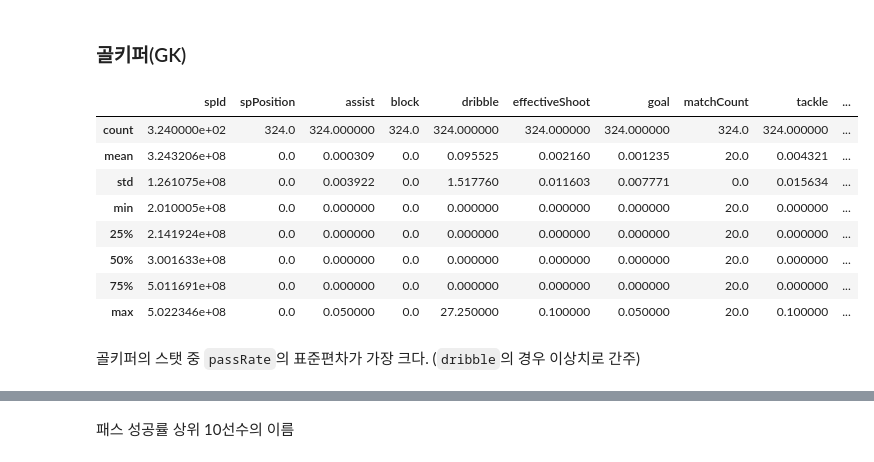
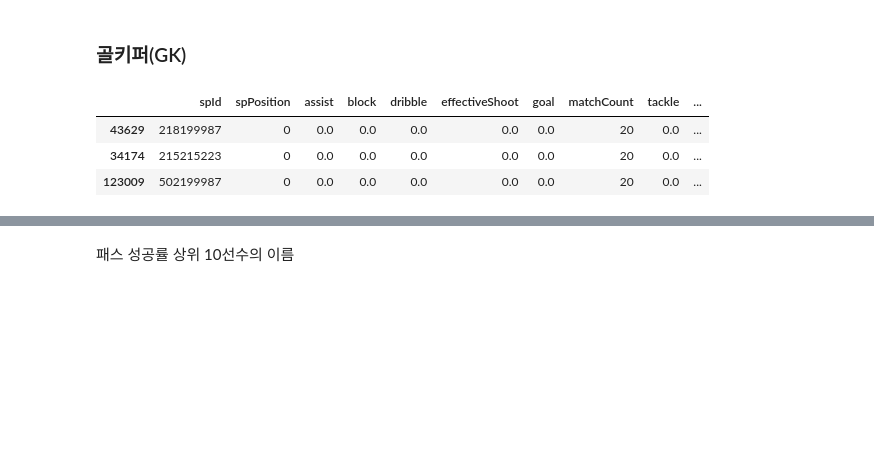
Before and after one commit to euneestella/fifa-online-ranker-analysis, a Jupyter notebook: ranker_analysis.ipynb, the cells around one changed output, grey strips where cells are left out. Drawn from its saved outputs; the diff is of its cells as text; code cells hidden in the pictures; blank space fills up the shorter version.

````diff
--- a/ranker_analysis.ipynb
+++ b/ranker_analysis.ipynb
@@ -67,16 +47,11 @@ fifa.head()
 # %% [markdown]
 ### 골키퍼(GK)
 # %%
-fifa[(fifa.spPosition == 0) & (fifa.matchCount == 20)].describe()
+gk = fifa[(fifa.spPosition == 0) & (fifa.matchCount == 20)]
+gk_top3 = gk.sort_values(by = 'passRate', ascending = False).head(3)
+gk_top3
 # %% [output]
 |  | spId | spPosition | assist | block | dribble | effectiveShoot | goal | matchCount | tackle | ... |
-| count | 3.240000e+02 | 324.0 | 324.000000 | 324.0 | 324.000000 | 324.000000 | 324.000000 | 324.0 | 324.000000 | ... |
-| mean | 3.243206e+08 | 0.0 | 0.000309 | 0.0 | 0.095525 | 0.002160 | 0.001235 | 20.0 | 0.004321 | ... |
-| std | 1.261075e+08 | 0.0 | 0.003922 | 0.0 | 1.517760 | 0.011603 | 0.007771 | 0.0 | 0.015634 | ... |
-| min | 2.010005e+08 | 0.0 | 0.000000 | 0.0 | 0.000000 | 0.000000 | 0.000000 | 20.0 | 0.000000 | ... |
-| 25% | 2.141924e+08 | 0.0 | 0.000000 | 0.0 | 0.000000 | 0.000000 | 0.000000 | 20.0 | 0.000000 | ... |
-| 50% | 3.001633e+08 | 0.0 | 0.000000 | 0.0 | 0.000000 | 0.000000 | 0.000000 | 20.0 | 0.000000 | ... |
-| 75% | 5.011691e+08 | 0.0 | 0.000000 | 0.0 | 0.000000 | 0.000000 | 0.000000 | 20.0 | 0.000000 | ... |
-| max | 5.022346e+08 | 0.0 | 0.050000 | 0.0 | 27.250000 | 0.100000 | 0.050000 | 20.0 | 0.100000 | ... |
+| 43629 | 218199987 | 0 | 0.0 | 0.0 | 0.0 | 0.0 | 0.0 | 20 | 0.0 | ... |
+| 34174 | 215215223 | 0 | 0.0 | 0.0 | 0.0 | 0.0 | 0.0 | 20 | 0.0 | ... |
+| 123009 | 502199987 | 0 | 0.0 | 0.0 | 0.0 | 0.0 | 0.0 | 20 | 0.0 | ... |
-# %% [markdown]
-골키퍼의 스탯 중 ```passRate```의 표준편차가 가장 크다. (```dribble```의 경우 이상치로 간주)
````
Also changed, not shown: parts of 27 cells of this notebook.
